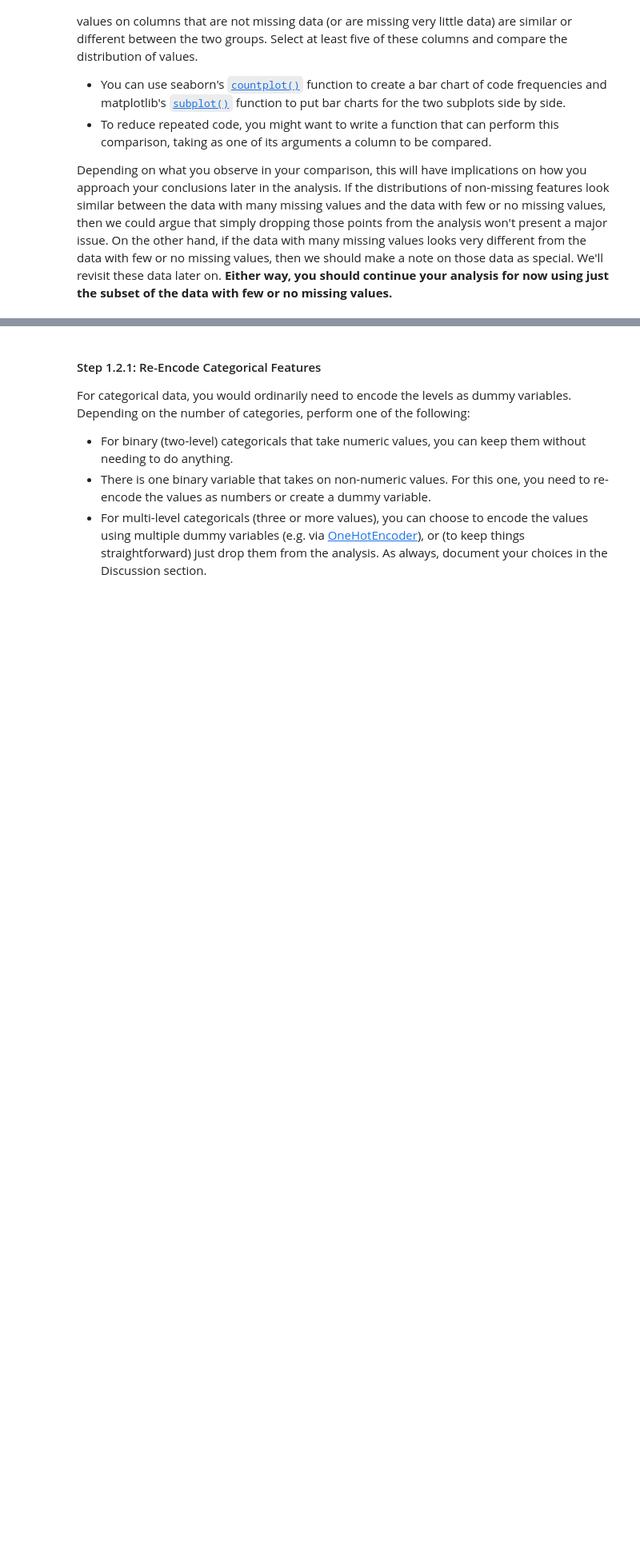
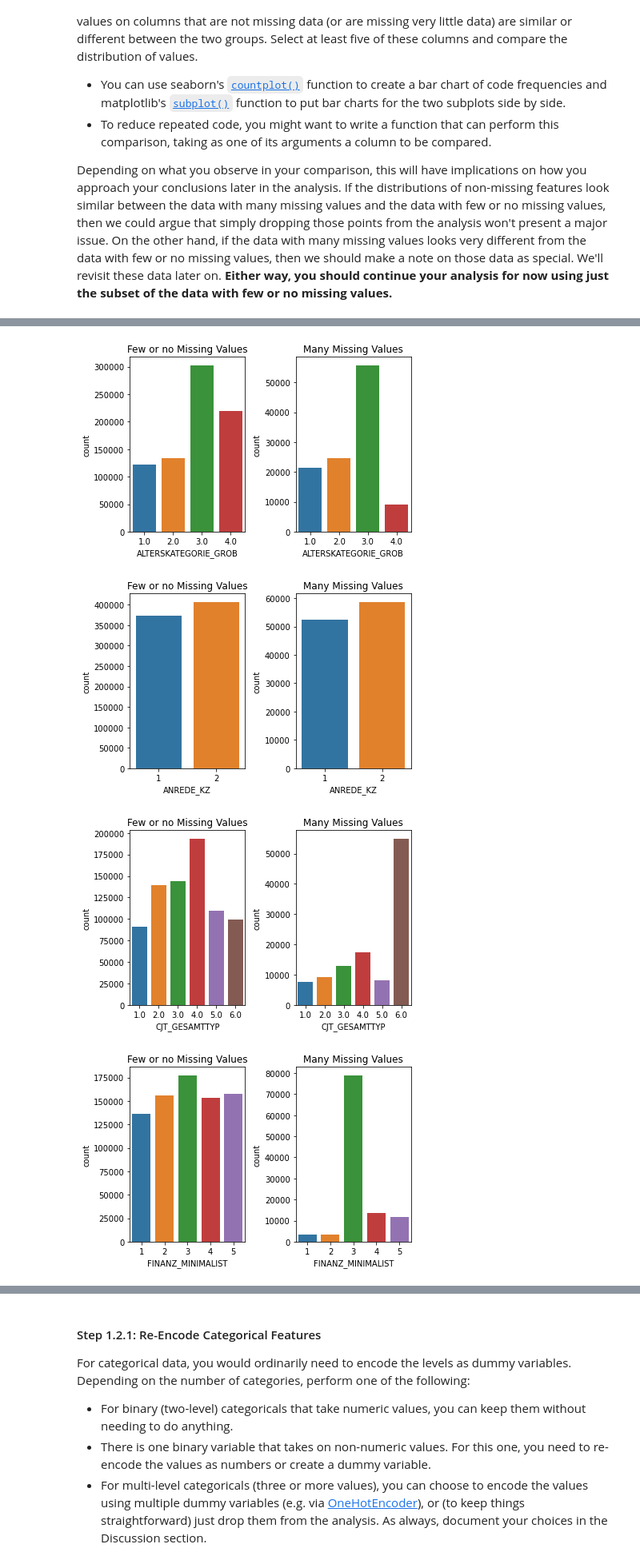
Before and after one commit to DanielPFlorian/Identify-Customer-Segments, a Jupyter notebook: Identify_Customer_Segments.ipynb, the cells around one changed output, grey strips where cells are left out. Shown at 80% size. Saved outputs shown, nothing was run; the diff lists cells and outputs as text; code cells hidden in the pictures; blank space fills up the shorter version.

```diff
--- a/Identify_Customer_Segments.ipynb
+++ b/Identify_Customer_Segments.ipynb
@@ -295,6 +303,17 @@ Depending on what you observe in your comparison, this will have implications on
 # %%
 # Write code to divide the data into two subsets based on the number of missing
 # values in each row.
+azdias_low_nans = azdias.loc[azdias.isnull().sum(axis=1) <= 10].copy()
+
+azdias_high_nans = azdias.loc[azdias.isnull().sum(axis=1) > 10].copy()
 # %%
 # Compare the distribution of values for at least five columns where there are
 # no or few missing values, between the two subsets.
+def plot_comparison(df1, df2, column):
+    fig, ax = plt.subplots(1, 2)
+    plot_1 = sb.countplot(x=df1[column], ax=ax[0])
+    plot_1.set(title="Few or no Missing Values")
+    plot_2 = sb.countplot(x=df2[column], ax=ax[1])
+    plot_2.set(title="Many Missing Values")
+    fig.tight_layout()
+    return
@@ -304,0 +320,11 @@ Depending on what you observe in your comparison, this will have implications on
+# %%
+i = 1
+for column in azdias_low_nans.columns:
+    if i <= 7:
+        plot_comparison(azdias_low_nans, azdias_high_nans, column)
+        i += 1
+# %% [output]
+[figure, added]
+[figure, added]
+[figure, added]
+[figure, added]
```
Also changed, not shown: parts of 5 cells of this notebook.
